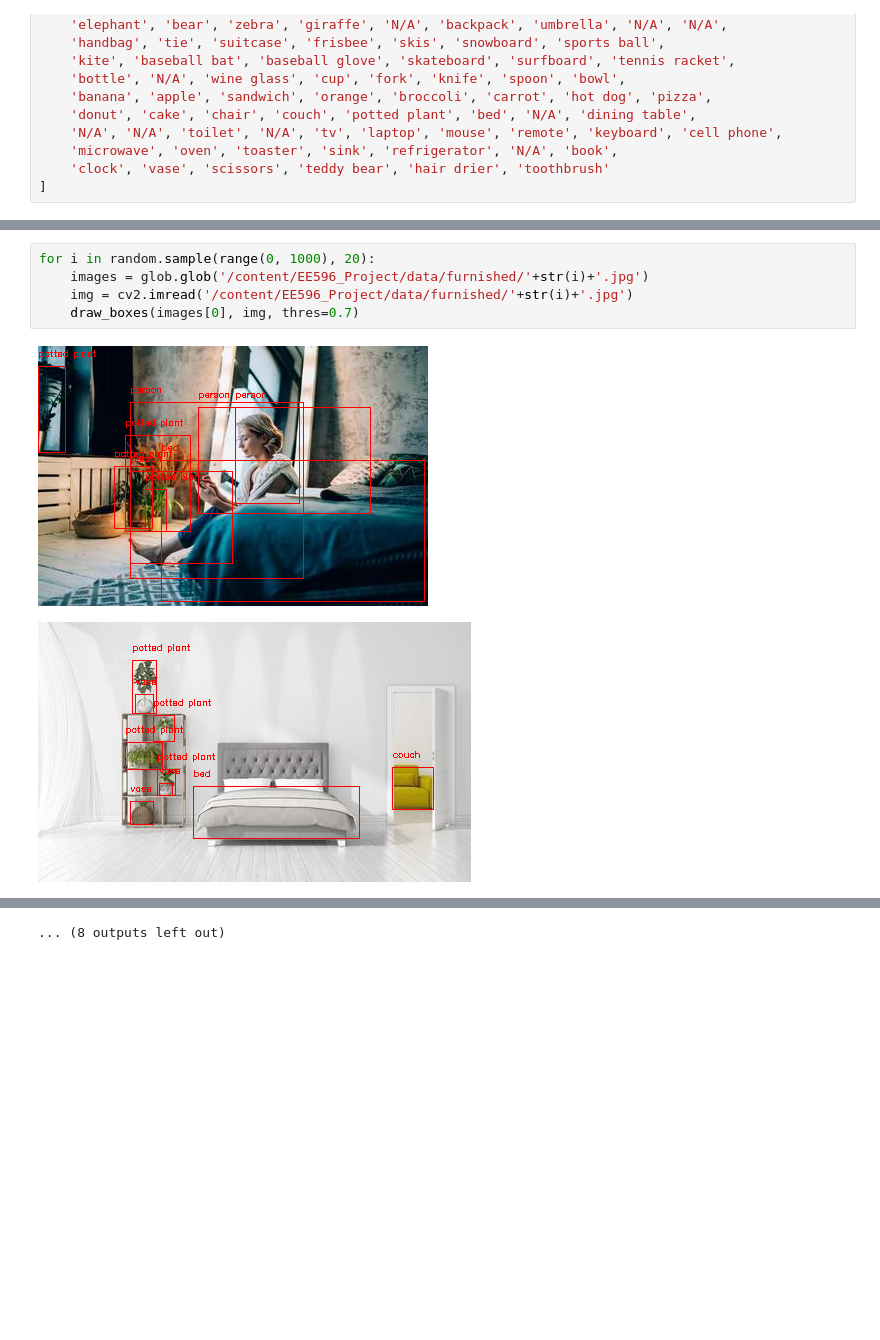
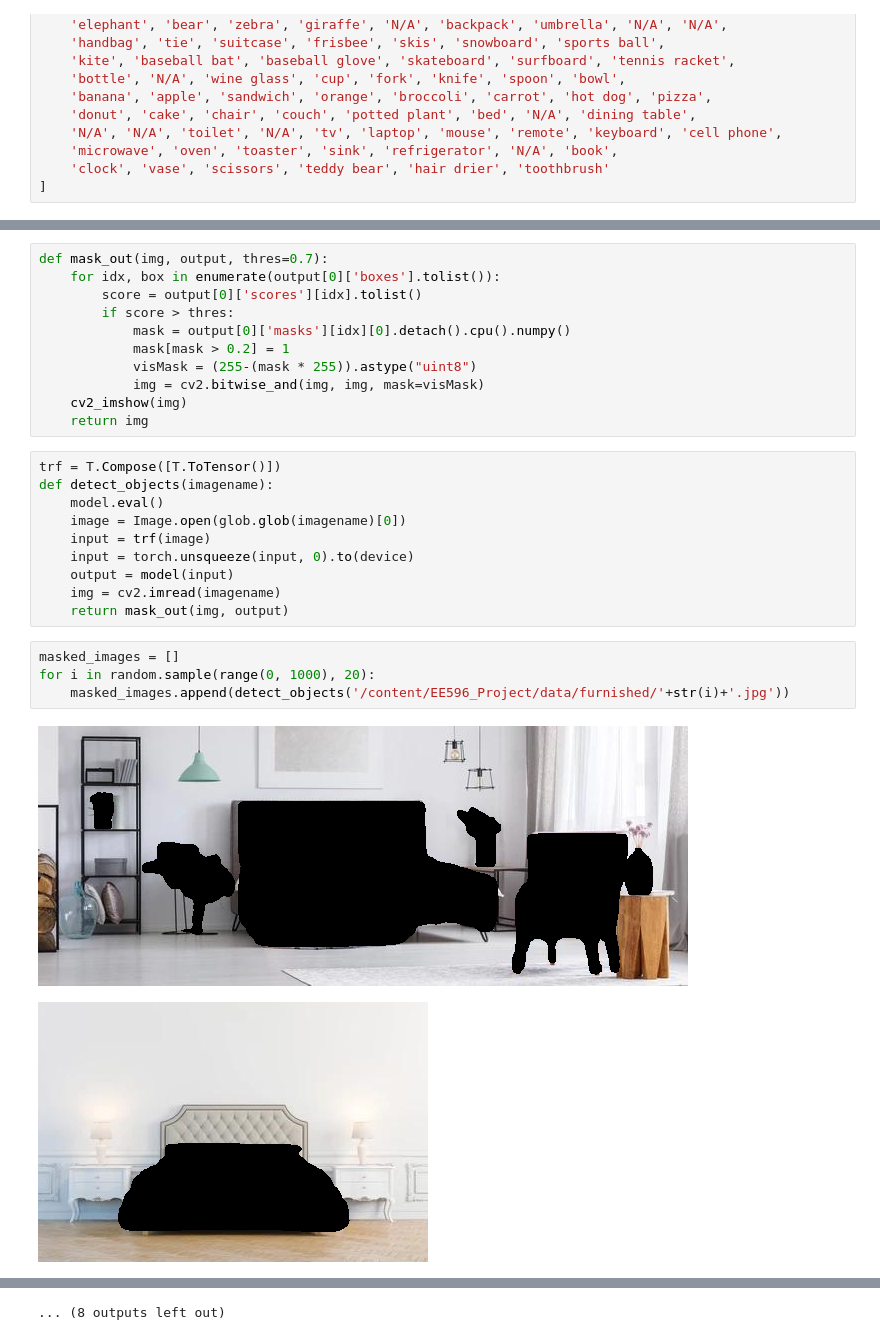
Before and after one commit to darisoy/EE596_Project, a Jupyter notebook: testing_fasterRCNN.ipynb, the cells around one changed output, grey strips where cells are left out. Drawn from its saved outputs; the diff is of its cells as text; blank space fills up the shorter version.

```diff
--- a/testing_fasterRCNN.ipynb
+++ b/testing_fasterRCNN.ipynb
@@ -59,9 +54,29 @@ def draw_boxes(image, img, thres=0.5):
     cv2_imshow(img)
+# %%
+def mask_out(img, output, thres=0.7):
+    for idx, box in enumerate(output[0]['boxes'].tolist()):
+        score = output[0]['scores'][idx].tolist()
+        if score > thres:
+            mask = output[0]['masks'][idx][0].detach().cpu().numpy()
+            mask[mask > 0.2] = 1
+            visMask = (255-(mask * 255)).astype("uint8")
+            img = cv2.bitwise_and(img, img, mask=visMask)
+    cv2_imshow(img)
+    return img
+# %%
+trf = T.Compose([T.ToTensor()])
+def detect_objects(imagename):
+    model.eval()
+    image = Image.open(glob.glob(imagename)[0])
+    input = trf(image)
+    input = torch.unsqueeze(input, 0).to(device)
+    output = model(input)
+    img = cv2.imread(imagename)
+    return mask_out(img, output)
 # %%
+masked_images = []
 for i in random.sample(range(0, 1000), 20):
-    images = glob.glob('/content/EE596_Project/data/furnished/'+str(i)+'.jpg')
-    img = cv2.imread('/content/EE596_Project/data/furnished/'+str(i)+'.jpg')
-    draw_boxes(images[0], img, thres=0.7)
+    masked_images.append(detect_objects('/content/EE596_Project/data/furnished/'+str(i)+'.jpg'))
 # %% [output]
-[figure, old version]
+[figure, new version]
-[figure, old version]
+[figure, new version]
```
Also changed, not shown: parts of 8 cells of this notebook.
